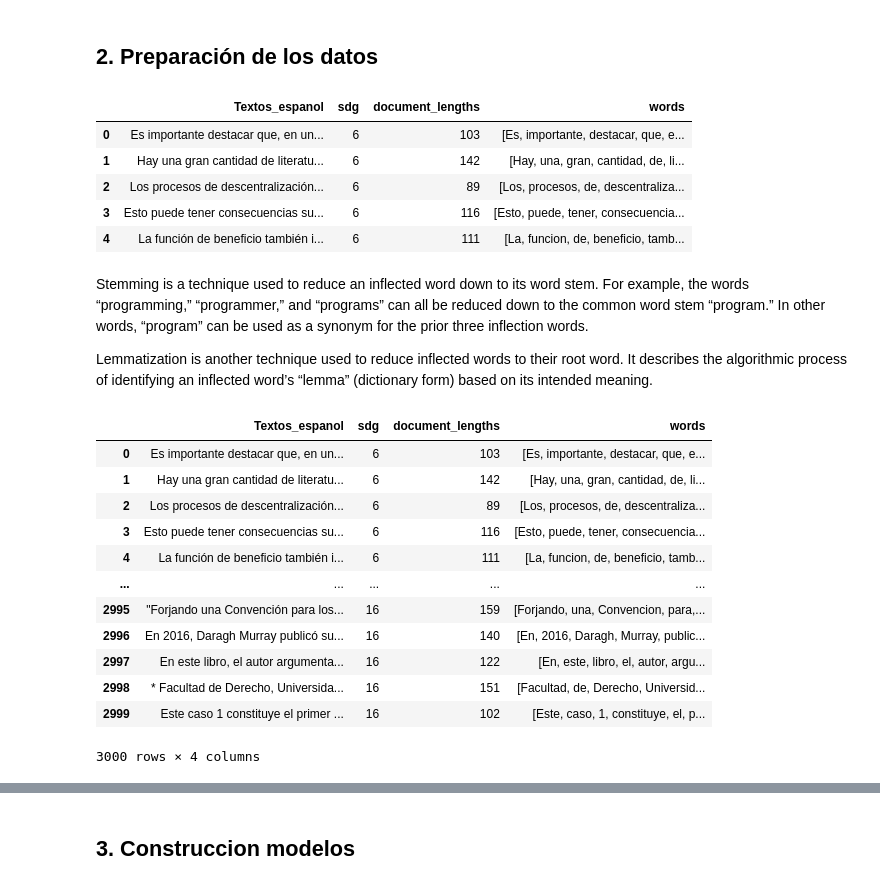
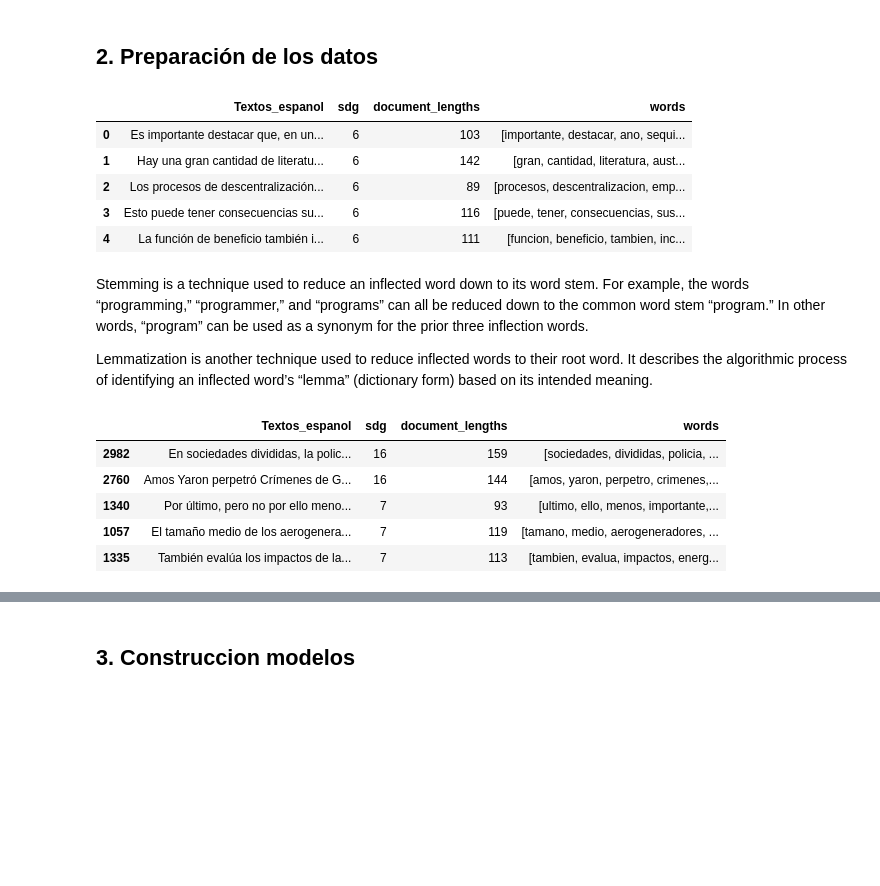
Before and after one commit to montejs3/ProyectoBI, a Jupyter notebook: modeloODS.ipynb, the cells around one changed output, grey strips where cells are left out. Cells and saved outputs as stored; diff of their text form; code cells hidden in the pictures; blank space fills up the shorter version.

```diff
--- a/modeloODS.ipynb
+++ b/modeloODS.ipynb
@@ -69,3 +69,3 @@ lemmer = nltk.stem.WordNetLemmatizer()
 [nltk_data]   Package punkt is already up-to-date!
 # %%
-# pd.set_option("display.max_colwidth", None)
+pd.set_option("display.max_colwidth", None)
@@ -137,6 +182,11 @@ def remove_non_ascii(words):
 
 def to_lowercase(words):
     """Convert all characters to lowercase from list of tokenized words"""
+    new_words = []
+    for word in words:
+        new_word = word.lower()
+        new_words.append(new_word)
+    return new_words
 
 def remove_punctuation(words):
     """Remove punctuation from list of tokenized words"""
@@ -147,12 +197,33 @@ def remove_punctuation(words):
             new_words.append(new_word)
     return new_words
 
+def replace_numbers(words):
+    """Replace all interger occurrences in list of tokenized words with textual representation"""
+    p = inflect.engine()
+    new_words = []
+    for word in words:
+        if word.isdigit():
+            new_word = p.number_to_words(word)
+            new_words.append(new_word)
+        else:
+            new_words.append(word)
+    return new_words
+
+def remove_stopwords(words):
+    """Remove stop words from list of tokenized words"""
+    new_words = []
+    for word in words:
+        if word not in stop_words:
+            new_words.append(word)
+    return new_words
+
+
 def preprocessing(words):
-    #words = to_lowercase(words)
+    words = to_lowercase(words)
     #words = replace_numbers(words)
     words = remove_punctuation(words)
     words = remove_non_ascii(words)
-    #words = remove_stopwords(words)
+    words = remove_stopwords(words)
     return words
 # %%
 df['Textos_espanol'] = df['Textos_espanol'].apply(contractions.fix) #Here we apply corrections
@@ -162,11 +233,11 @@ df['words'] = df['Textos_espanol'].apply(word_tokenize).apply(preprocessing)
 df.head()
 # %% [output]
 |  | Textos_espanol | sdg | document_lengths | words |
-| 0 | Es importante destacar que, en un... | 6 | 103 | [Es, importante, destacar, que, e... |
-| 1 | Hay una gran cantidad de literatu... | 6 | 142 | [Hay, una, gran, cantidad, de, li... |
-| 2 | Los procesos de descentralización... | 6 | 89 | [Los, procesos, de, descentraliza... |
-| 3 | Esto puede tener consecuencias su... | 6 | 116 | [Esto, puede, tener, consecuencia... |
-| 4 | La función de beneficio también i... | 6 | 111 | [La, funcion, de, beneficio, tamb... |
+| 0 | Es importante destacar que, en un... | 6 | 103 | [importante, destacar, ano, sequi... |
+| 1 | Hay una gran cantidad de literatu... | 6 | 142 | [gran, cantidad, literatura, aust... |
+| 2 | Los procesos de descentralización... | 6 | 89 | [procesos, descentralizacion, emp... |
+| 3 | Esto puede tener consecuencias su... | 6 | 116 | [puede, tener, consecuencias, sus... |
+| 4 | La función de beneficio también i... | 6 | 111 | [funcion, beneficio, tambien, inc... |
 # %% [markdown]
 Stemming is a technique used to reduce an inflected word down to its word stem. For example, the words “programming,” “programmer,” and “programs” can all be reduced down to the common word stem “program.” In other words, “program” can be used as a synonym for the prior three inflection words.
 
@@ -176,21 +247,14 @@ wordnet_lem = WordNetLemmatizer()
 # %%
 df['words'] = df['words'].apply( lambda lst:[wordnet_lem.lemmatize(word) for word in lst])
 # %%
-df
+df.sample(5)
 # %% [output]
 |  | Textos_espanol | sdg | document_lengths | words |
-| 0 | Es importante destacar que, en un... | 6 | 103 | [Es, importante, destacar, que, e... |
-| 1 | Hay una gran cantidad de literatu... | 6 | 142 | [Hay, una, gran, cantidad, de, li... |
-| 2 | Los procesos de descentralización... | 6 | 89 | [Los, procesos, de, descentraliza... |
-| 3 | Esto puede tener consecuencias su... | 6 | 116 | [Esto, puede, tener, consecuencia... |
-| 4 | La función de beneficio también i... | 6 | 111 | [La, funcion, de, beneficio, tamb... |
-| ... | ... | ... | ... | ... |
-| 2995 | "Forjando una Convención para los... | 16 | 159 | [Forjando, una, Convencion, para,... |
-| 2996 | En 2016, Daragh Murray publicó su... | 16 | 140 | [En, 2016, Daragh, Murray, public... |
-| 2997 | En este libro, el autor argumenta... | 16 | 122 | [En, este, libro, el, autor, argu... |
-| 2998 | * Facultad de Derecho, Universida... | 16 | 151 | [Facultad, de, Derecho, Universid... |
-| 2999 | Este caso 1 constituye el primer ... | 16 | 102 | [Este, caso, 1, constituye, el, p... |
+| 2982 | En sociedades divididas, la polic... | 16 | 159 | [sociedades, divididas, policia, ... |
+| 2760 | Amos Yaron perpetró Crímenes de G... | 16 | 144 | [amos, yaron, perpetro, crimenes,... |
+| 1340 | Por último, pero no por ello meno... | 7 | 93 | [ultimo, ello, menos, importante,... |
+| 1057 | El tamaño medio de los aerogenera... | 7 | 119 | [tamano, medio, aerogeneradores, ... |
+| 1335 | También evalúa los impactos de la... | 7 | 113 | [tambien, evalua, impactos, energ... |
-3000 rows × 4 columns
 # %%
 df['words'] = df['words'].apply(lambda x: ' '.join(map(str, x)))
 df
```
Also changed, not shown: parts of 20 cells of this notebook.
